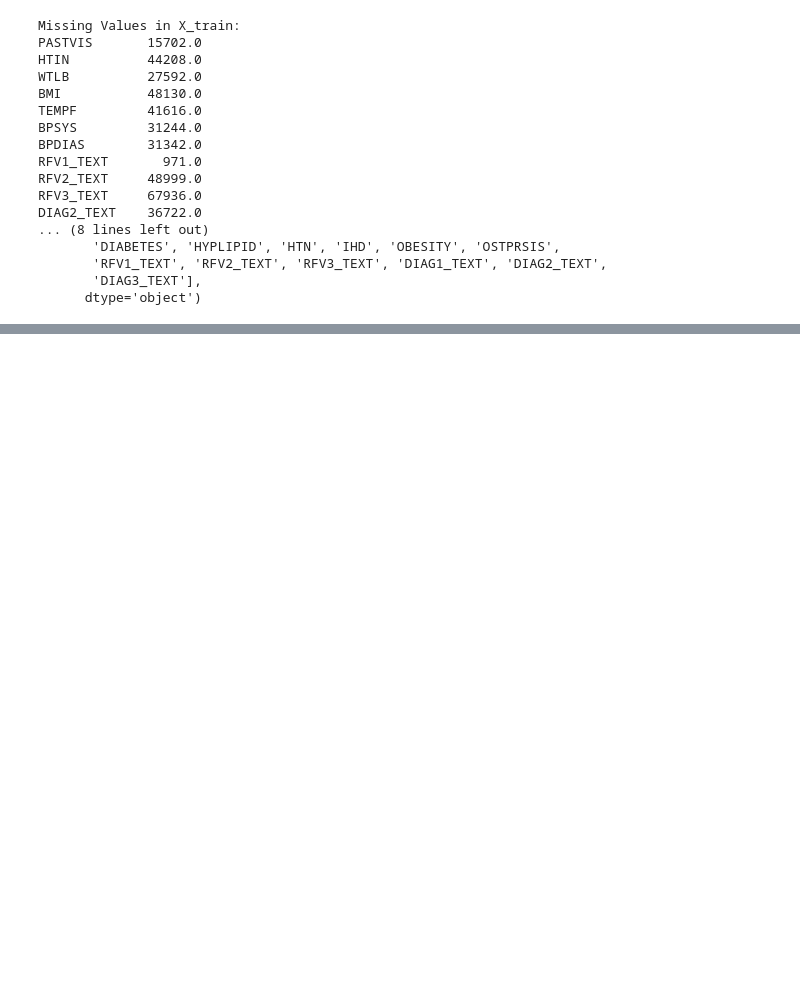
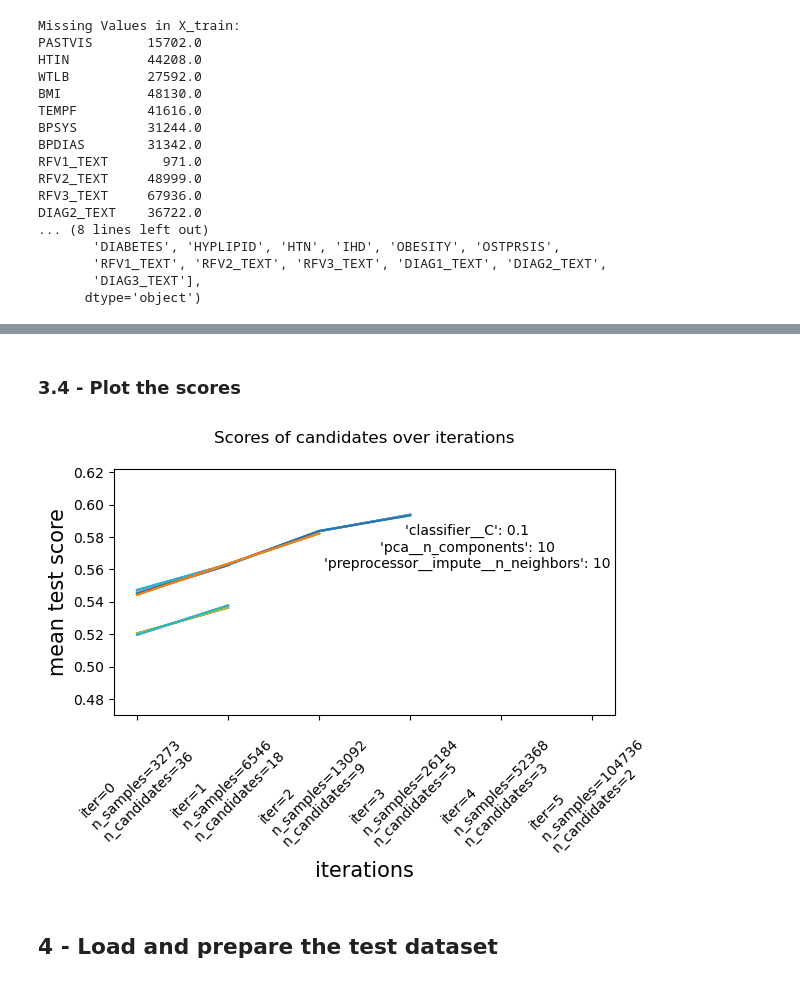
Before and after one commit to sean7x/pathclarity, a Jupyter notebook: notebooks/3.2.2-jy-xt-classification_mode_grid_search.ipynb, the cells around one changed output, grey strips where cells are left out. Saved outputs shown, nothing was run; the diff lists cells and outputs as text; code cells hidden in the pictures; blank space fills up the shorter version.

Commit message:
Finish HalvingGridSearchCV with LogisticRegression

```diff
--- a/notebooks/3.2.2-jy-xt-classification_mode_grid_search.ipynb
+++ b/notebooks/3.2.2-jy-xt-classification_mode_grid_search.ipynb
@@ -106,6 +108,7 @@ def prepare_data(df, df_type, features, rfv_df, icd9cm_df, icd9cm_category, figu
     # Visualize the topics with pyLDAvis
     lda_vis = pyLDAvis.lda_model.prepare(lda, tf, vectorizer, mds='tsne')
     pyLDAvis.save_html(lda_vis, os.path.join(figure_path, f'{df_type}_lda_vis.html'))
+    pyLDAvis.save_json(lda_vis, os.path.join(report_path, f'{df_type}_lda_vis.json'))
 
     # Plot the heat map of topic distributions among the labels in the dataset with Altair
     topic_df = procd_df[['DIAG1_CAT'] + topic_features].melt(id_vars='DIAG1_CAT', var_name='Topic', value_name='Probability')
@@ -182,3 +179,9 @@ IFrame(src=os.path.join(figure_path, 'train_lda_vis_.html'), width=800, height=6
+# %%
+# Load and display the pyLDAvis from saved json file
+with open(os.path.join(report_path, 'train_lda_vis.json'), 'r') as f:
+    lda_vis = json.load(f)
+
+pyLDAvis.display(lda_vis)
 # %%
 # Load and display the heat map of topic distributions among the labels
 from IPython.display import Image
@@ -424,0 +447,52 @@ best_pipeline_lr, best_params_lr, best_score_lr = grid_search(
+# %%
+model_name = halving_search.estimator.named_steps['classifier'].__class__.__name__
+
+# Save the model
+joblib.dump(halving_search, os.path.join(model_path, f'{model_name}_halving_search_model.joblib'))
+
+# Save the results
+results = pd.DataFrame(halving_search.cv_results_)
+results.to_csv(os.path.join(report_path, f'{model_name}_halving_search_results.csv'), index=False)
+# %% [markdown]
+### 3.4 - Plot the scores
+# %%
+# Plot the scores of candidates over iteraions
+def plot_scores(halving_search_model):
+    model_name = halving_search_model.estimator.named_steps['classifier'].__class__.__name__
+
+    results = pd.DataFrame(halving_search_model.cv_results_)
+    results['params_str'] = results.params.apply(str)
+    results.drop_duplicates(subset=('params_str', 'iter'), inplace=True)
+
+    mean_scores = results.pivot(index='iter', columns='params_str', values='mean_test_score')
+    ax = mean_scores.plot(legend=False)#, alpha=0.6)
+
+    labels = [
+        f"iter={i}\nn_samples={halving_search_model.n_resources_[i]}\nn_candidates={halving_search_model.n_candidates_[i]}"
+        for i in range(halving_search_model.n_iterations_)
+    ]
+
+    ax.set_xticks(range(halving_search_model.n_iterations_))
+    ax.set_xticklabels(labels, rotation=45, multialignment="left")
+    ax.set_title(f"Scores of candidates over iterations\n")
+    ax.set_ylabel("mean test score", fontsize=15)
+    ax.set_xlabel("iterations", fontsize=15)
+
+    max_score = mean_scores.max().max()
+    max_params_str = mean_scores.columns[(mean_scores == max_score).any()].tolist()[0]
+
+    # Annotate the highest mean test score
+    ax.annotate('\n'.join(max_params_str.strip('{').strip('}').split(', ')), xy=(3.4, max_score-0.04), xytext=(15, 15),
+                textcoords='offset points', ha='center', va='top',)
+                #bbox=dict(boxstyle='round,pad=0.5', fc='yellow', alpha=0.5),)
+                #arrowprops=dict(arrowstyle='->', connectionstyle='arc3,rad=0'))
+
+    plt.tight_layout()
+    plt.show()
+
+
+plot_scores(halving_search)
+# %% [output]
+[figure, added]
+# %% [markdown]
+## 4 - Load and prepare the test dataset
```
Also changed, not shown: parts of 12 cells of this notebook.
